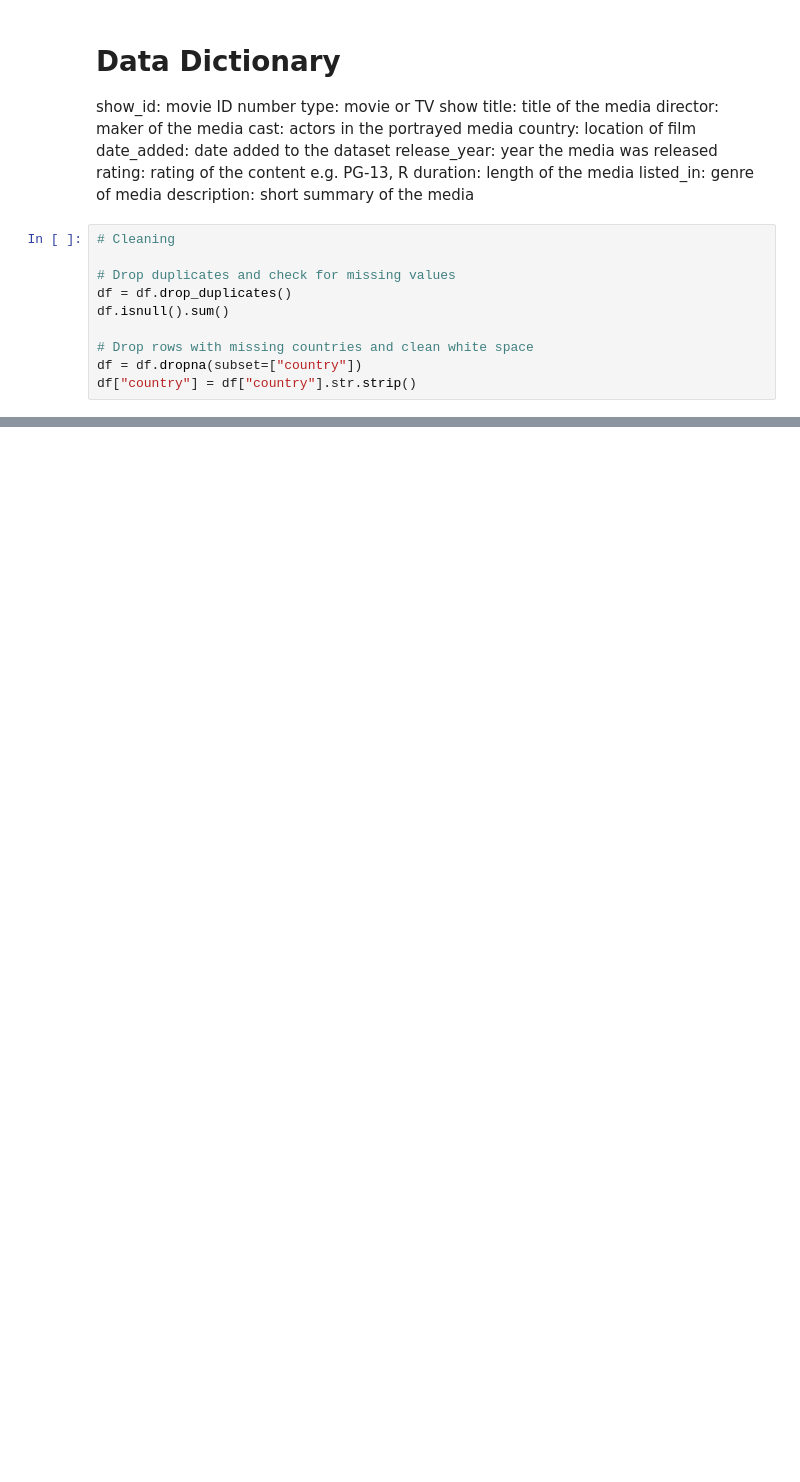
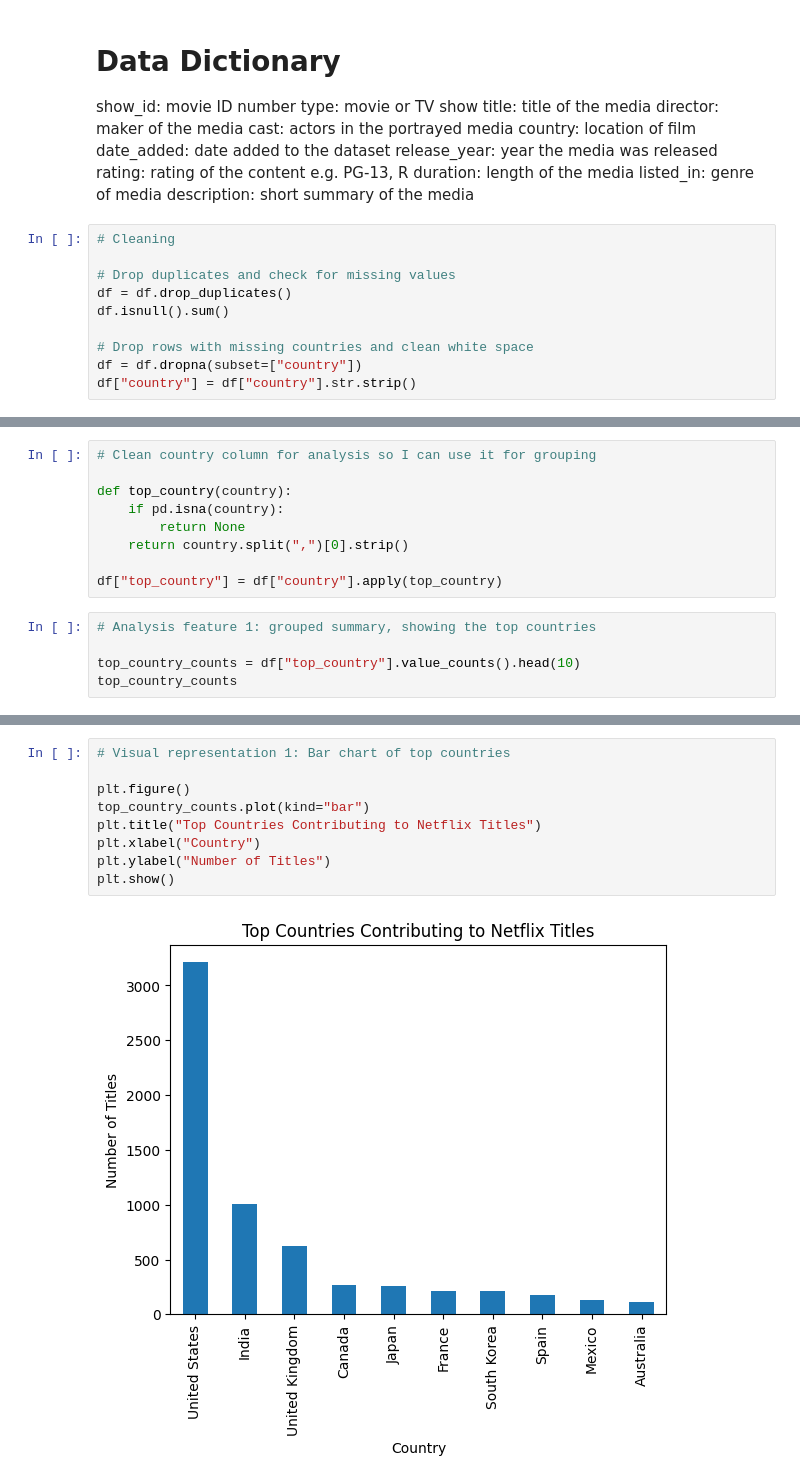
Before and after one commit to emmaltaylor/CS4379_github_assignment1, a Jupyter notebook: notebooks/analysis.ipynb, the cells around one changed output, grey strips where cells are left out. Cells and saved outputs as stored; diff of their text form; blank space fills up the shorter version.

Commit message:
Added my first feature and visual representation- analysis of top countries

```diff
--- a/notebooks/analysis.ipynb
+++ b/notebooks/analysis.ipynb
@@ -63,3 +63,17 @@ df.head()
 | 4 | s5 | TV Show | Kota Factory | NaN | Mayur More, Jitendra Kumar, Ranja... | India | 2021-09-24 | 2021.0 | TV-MA | 2 Seasons | ... |
 | 7 | s8 | Movie | Sankofa | Haile Gerima | Kofi Ghanaba, Oyafunmike Ogunlano... | United States, Ghana, Burkina Fas... | 2021-09-24 | 2021.0 | TV-MA | 125 min | ... |
 | 8 | s9 | TV Show | The Great British Baking Show | Andy Devonshire | Mel Giedroyc, Sue Perkins, Mary B... | United Kingdom | 2021-09-24 | 2021.0 | TV-14 | 9 Seasons | ... |
+# %%
+# Clean country column for analysis so I can use it for grouping
+
+def top_country(country):
+    if pd.isna(country):
+        return None
+    return country.split(",")[0].strip()
+
+df["top_country"] = df["country"].apply(top_country)
+# %%
+# Analysis feature 1: grouped summary, showing the top countries
+
+top_country_counts = df["top_country"].value_counts().head(10)
+top_country_counts
@@ -65,0 +93,11 @@ df.head()
+# %%
+# Visual representation 1: Bar chart of top countries
+
+plt.figure()
+top_country_counts.plot(kind="bar")
+plt.title("Top Countries Contributing to Netflix Titles")
+plt.xlabel("Country")
+plt.ylabel("Number of Titles")
+plt.show()
+# %% [output]
+[figure, added]
```
Also changed, not shown: parts of 1 cell of this notebook.
